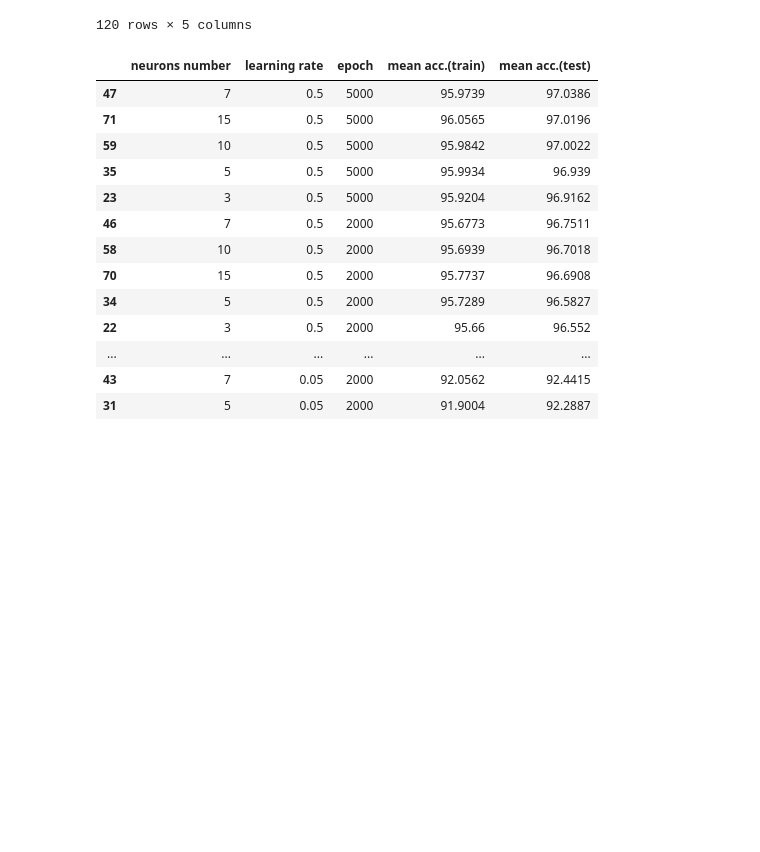
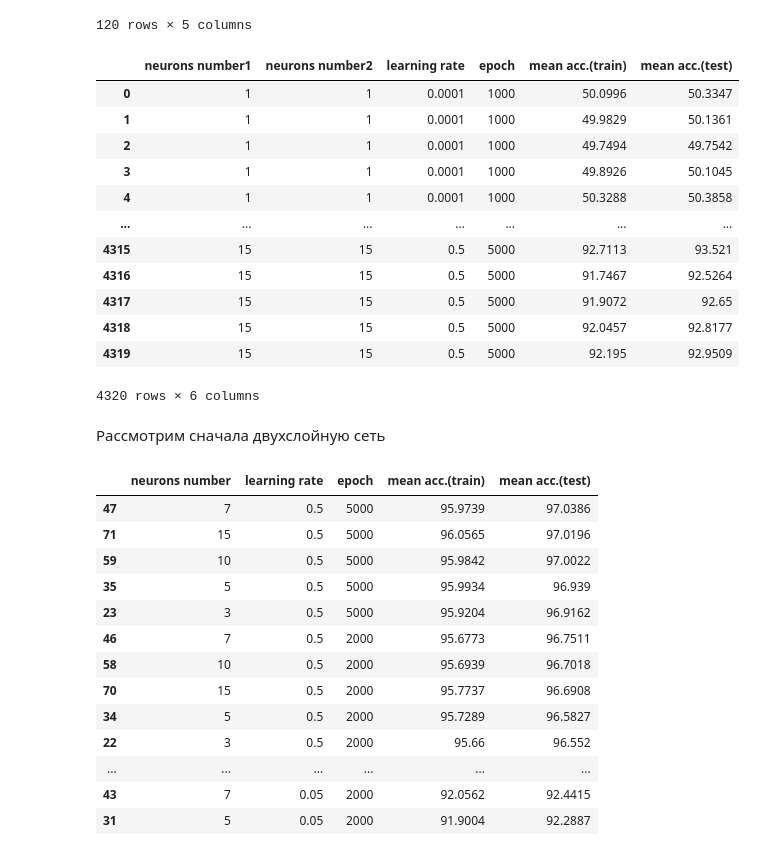
Before and after one commit to max-smarthome/NN, a Jupyter notebook: HW1.ipynb, the cells around one changed output. Drawn from its saved outputs; the diff is of its cells as text; code cells hidden in the pictures; blank space fills up the shorter version.

```diff
--- a/HW1.ipynb
+++ b/HW1.ipynb
@@ -216,5 +261,21 @@ Error_table
 | 118 | 200 | 0.5 | 2000 | 58.0667 | 57.2 |
 | 119 | 200 | 0.5 | 5000 | 58.2222 | 56.8889 |
 120 rows × 5 columns
+# %%
+Error_table3
+# %% [output]
+|  | neurons number1 | neurons number2 | learning rate | epoch | mean acc.(train) | mean acc.(test) |
+| 0 | 1 | 1 | 0.0001 | 1000 | 50.0996 | 50.3347 |
+| 1 | 1 | 1 | 0.0001 | 1000 | 49.9829 | 50.1361 |
+| 2 | 1 | 1 | 0.0001 | 1000 | 49.7494 | 49.7542 |
+| 3 | 1 | 1 | 0.0001 | 1000 | 49.8926 | 50.1045 |
+| 4 | 1 | 1 | 0.0001 | 1000 | 50.3288 | 50.3858 |
+| ... | ... | ... | ... | ... | ... | ... |
+| 4315 | 15 | 15 | 0.5 | 5000 | 92.7113 | 93.521 |
+| 4316 | 15 | 15 | 0.5 | 5000 | 91.7467 | 92.5264 |
+| 4317 | 15 | 15 | 0.5 | 5000 | 91.9072 | 92.65 |
+| 4318 | 15 | 15 | 0.5 | 5000 | 92.0457 | 92.8177 |
+| 4319 | 15 | 15 | 0.5 | 5000 | 92.195 | 92.9509 |
+4320 rows × 6 columns
 # %%
 Error_table.to_csv('Error_table.csv', sep = ';')
@@ -221,3 +284,5 @@ Error_table.to_csv('Error_table.csv', sep = ';')
+# %% [markdown]
+Рассмотрим сначала двухслойную сеть
 # %%
 Error_table.sort_values(['mean acc.(test)'], ascending = False).head(30)
 # %% [output]
```
Also changed, not shown: parts of 8 cells of this notebook, 1 other file.
